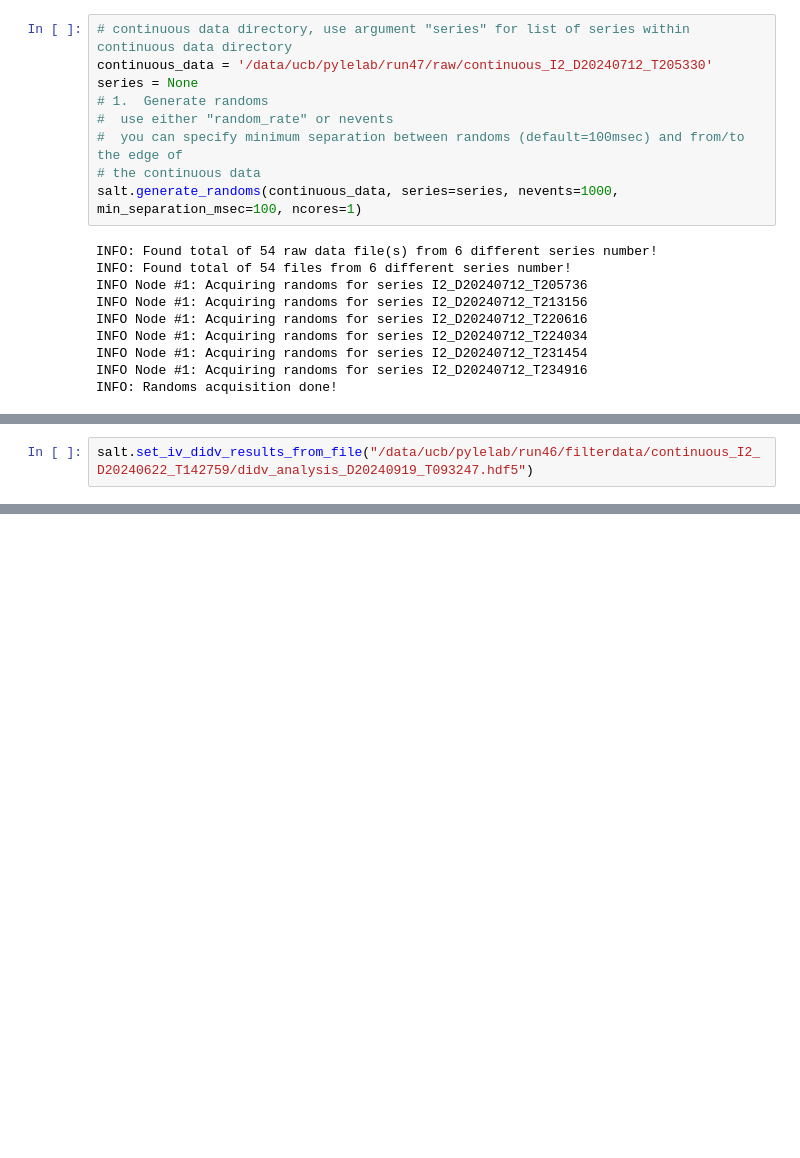
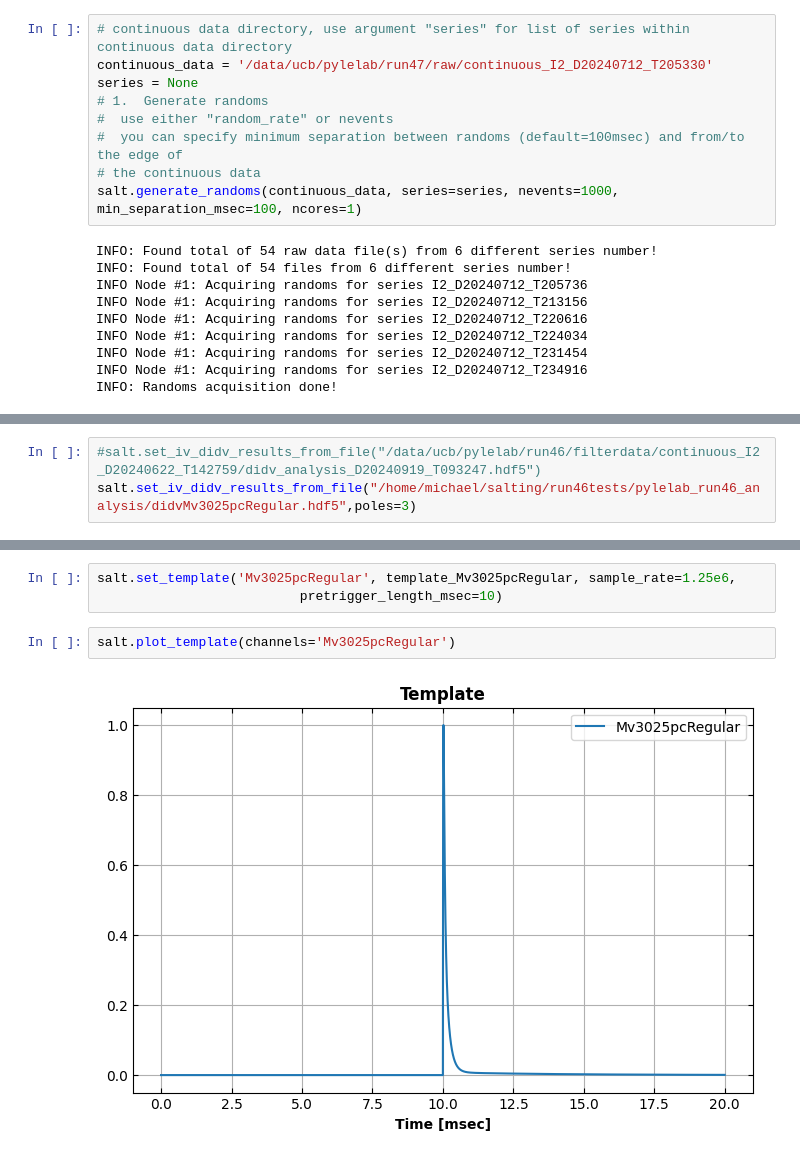
Before and after one commit to spice-herald/detprocess, a Jupyter notebook: examples/salting.ipynb, the cells around one changed output, grey strips where cells are left out. Drawn from its saved outputs; the diff is of its cells as text; blank space fills up the shorter version.

```diff
--- a/examples/salting.ipynb
+++ b/examples/salting.ipynb
@@ -82,3 +72,4 @@ salt._dataframe
 # %%
-salt.set_iv_didv_results_from_file("/data/ucb/pylelab/run46/filterdata/continuous_I2_D20240622_T142759/didv_analysis_D20240919_T093247.hdf5")
+#salt.set_iv_didv_results_from_file("/data/ucb/pylelab/run46/filterdata/continuous_I2_D20240622_T142759/didv_analysis_D20240919_T093247.hdf5")
+salt.set_iv_didv_results_from_file("/home/michael/salting/run46tests/pylelab_run46_analysis/didvMv3025pcRegular.hdf5",poles=3)
 # %% [output]
@@ -159,0 +137,7 @@ didvdf = filterdataIO.get_didv_dataframe("Mv3025pcBigFins")
+# %%
+salt.set_template('Mv3025pcRegular', template_Mv3025pcRegular, sample_rate=1.25e6,
+                          pretrigger_length_msec=10)
+# %%
+salt.plot_template(channels='Mv3025pcRegular')
+# %% [output]
+[figure, added]
```
Also changed, not shown: parts of 29 cells of this notebook, 3 other files.
